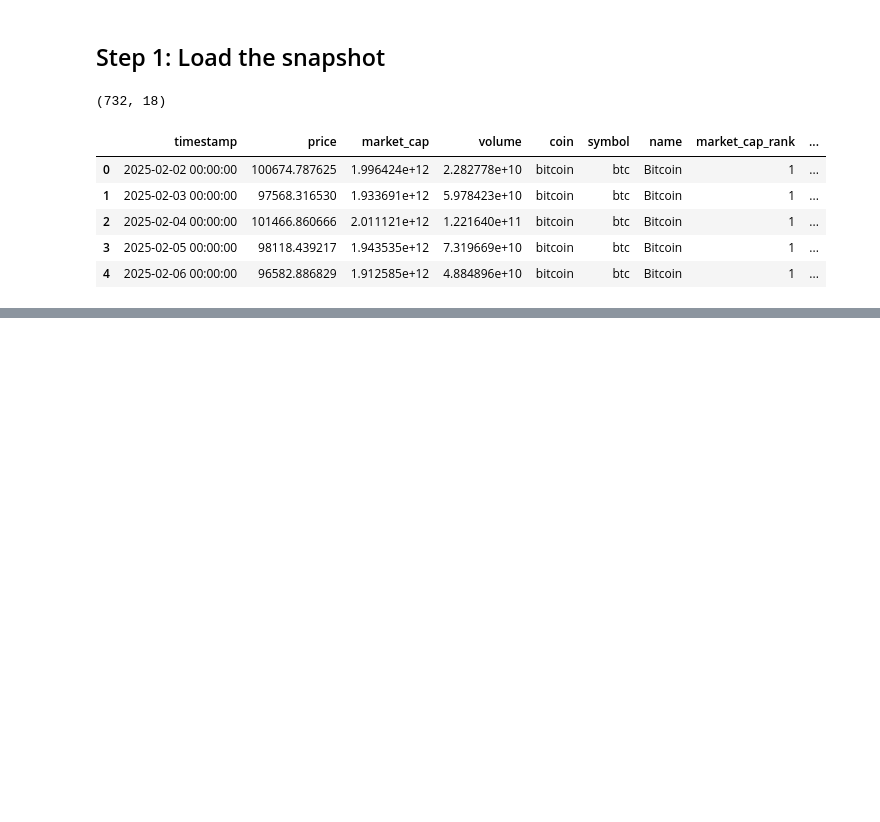
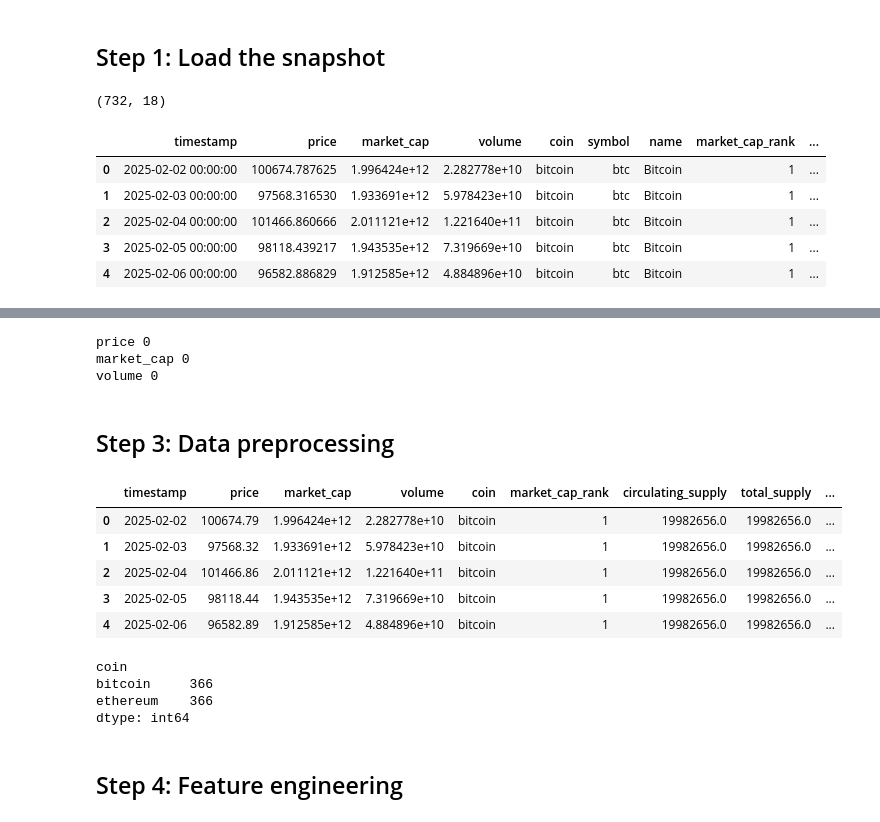
Before and after one commit to tlilimaryem7-cloud/AI-powered-cryptocurrency-market-analysis-and-decision-support-system, a Jupyter notebook: notebooks/02_eda.ipynb, the cells around one changed output, grey strips where cells are left out. Cells and saved outputs as stored; diff of their text form; code cells hidden in the pictures; blank space fills up the shorter version.

Commit message:
feature engineering is done

```diff
--- a/notebooks/02_eda.ipynb
+++ b/notebooks/02_eda.ipynb
@@ -19,0 +161,61 @@ df.head()
+# %%
+#check the abnormal values (Price, market cap, volume must be > 0)
+numeric_cols = ["price", "market_cap", "volume"]
+
+for col in numeric_cols:
+    print(col, (df[col] <= 0).sum())
+# %% [output]
+price 0
+market_cap 0
+volume 0
+# %% [markdown]
+## Step 3: Data preprocessing
+# %%
+# round the values
+df["price"] = df["price"].round(2)
+df["market_cap"] = df["market_cap"].round(0)
+df["volume"] = df["volume"].round(0)
+df["circulating_supply"] = df["circulating_supply"].round(0)
+df["total_supply"] = df["total_supply"].round(0)
+df["max_supply"] = df["max_supply"].round(0)
+df["ath"] = df["ath"].round(2)
+df["atl"] = df["atl"].round(2)
+df["price_change_24h"] = df["price_change_24h"].round(2)
+df["price_change_percentage_24h"] = df["price_change_percentage_24h"].round(2)
+df["bullish_votes_pct"] = df["bullish_votes_pct"].round(2)
+df["bearish_votes_pct"] = df["bearish_votes_pct"].round(2)
+# %%
+#Feature Selection Drop / Keep
+
+cols_to_drop = [
+    "bullish_votes_pct",
+    "bearish_votes_pct",
+    "categories",
+    "symbol",
+    "name"
+]
+
+df = df.drop(columns=cols_to_drop)
+# %%
+#Convert timestamp to datetime
+df["timestamp"] = pd.to_datetime(df["timestamp"])
+# %%
+df = df.sort_values(["coin", "timestamp"]).reset_index(drop=True)
+df.head()
+# %% [output]
+|  | timestamp | price | market_cap | volume | coin | market_cap_rank | circulating_supply | total_supply | ... |
+| 0 | 2025-02-02 | 100674.79 | 1.996424e+12 | 2.282778e+10 | bitcoin | 1 | 19982656.0 | 19982656.0 | ... |
+| 1 | 2025-02-03 | 97568.32 | 1.933691e+12 | 5.978423e+10 | bitcoin | 1 | 19982656.0 | 19982656.0 | ... |
+| 2 | 2025-02-04 | 101466.86 | 2.011121e+12 | 1.221640e+11 | bitcoin | 1 | 19982656.0 | 19982656.0 | ... |
+| 3 | 2025-02-05 | 98118.44 | 1.943535e+12 | 7.319669e+10 | bitcoin | 1 | 19982656.0 | 19982656.0 | ... |
+| 4 | 2025-02-06 | 96582.89 | 1.912585e+12 | 4.884896e+10 | bitcoin | 1 | 19982656.0 | 19982656.0 | ... |
+# %%
+df.index.is_monotonic_increasing
+df.groupby("coin").size()
+# %% [output]
+coin
+bitcoin     366
+ethereum    366
+dtype: int64
+# %% [markdown]
+## Step 4: Feature engineering
```
Also changed, not shown: parts of 39 cells of this notebook, 1 other file.
